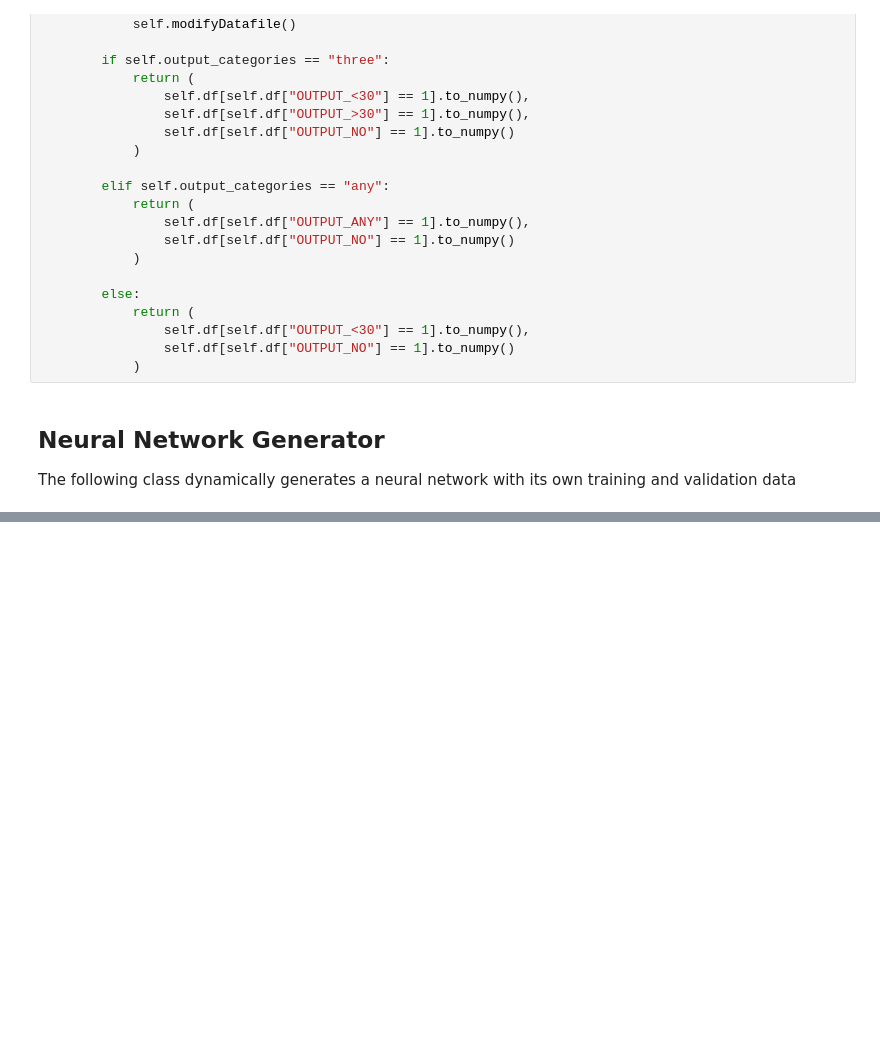
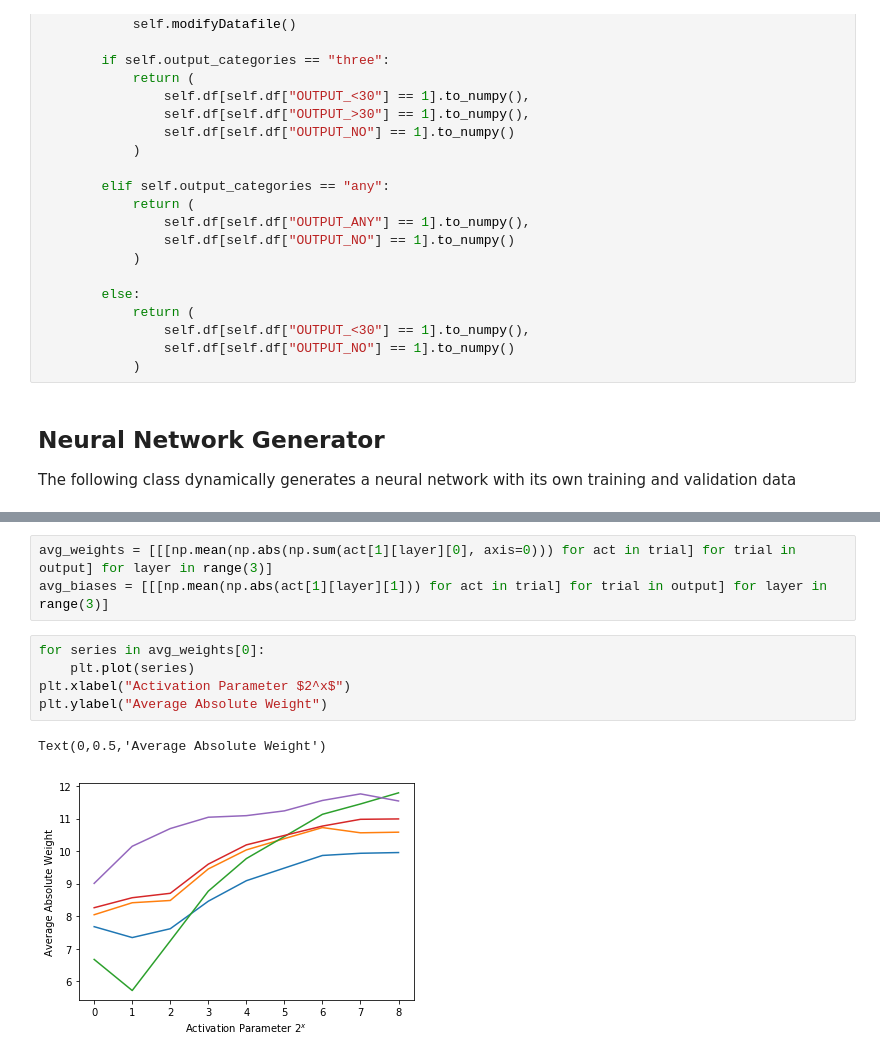
Before and after one commit to dwinkelman0/NeuralRules, a Jupyter notebook: 130-US Hospitals Diabetes Activation.ipynb, the cells around one changed output, grey strips where cells are left out. Drawn from its saved outputs; the diff is of its cells as text; blank space fills up the shorter version.

```diff
--- a/130-US Hospitals Diabetes Activation.ipynb
+++ b/130-US Hospitals Diabetes Activation.ipynb
@@ -452,0 +483,11 @@ nn.activation_param
+# %%
+avg_weights = [[[np.mean(np.abs(np.sum(act[1][layer][0], axis=0))) for act in trial] for trial in output] for layer in range(3)]
+avg_biases = [[[np.mean(np.abs(act[1][layer][1])) for act in trial] for trial in output] for layer in range(3)]
+# %%
+for series in avg_weights[0]:
+    plt.plot(series)
+plt.xlabel("Activation Parameter $2^x$")
+plt.ylabel("Average Absolute Weight")
+# %% [output]
+Text(0,0.5,'Average Absolute Weight')
+[figure, added]
```
Also changed, not shown: parts of 18 cells of this notebook, 1 other file.
